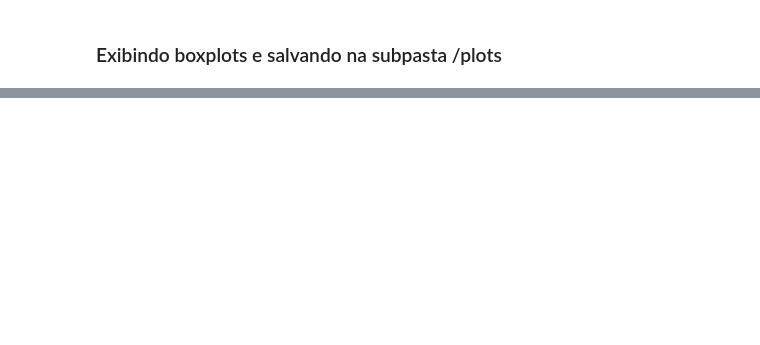
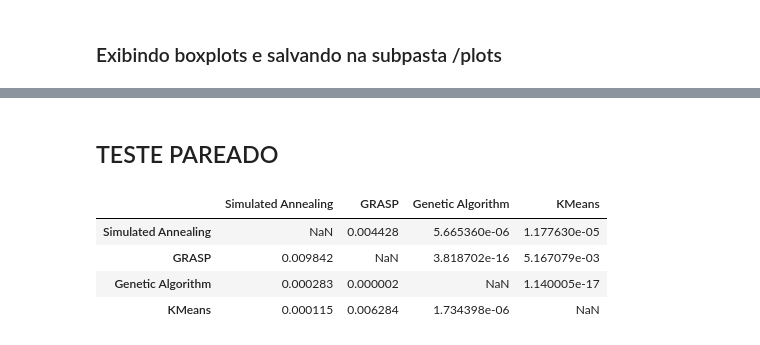
Before and after one commit to gabrielcipriano/trabalho-IA-2020-2, a Jupyter notebook: main.ipynb, the cells around one changed output, grey strips where cells are left out. Drawn from its saved outputs; the diff is of its cells as text; code cells hidden in the pictures; blank space fills up the shorter version.

```diff
--- a/main.ipynb
+++ b/main.ipynb
@@ -521,0 +550,34 @@ display(" time table:", times_df.head())
+# %% [markdown]
+## TESTE PAREADO
+# %%
+from scipy.stats import ttest_rel, wilcoxon
+
+# Gerando tabela do teste t e wilcoxon de cada dataset
+score_values = zscores_df.T.values
+p_value_df = np.zeros((len(score_values),len(score_values)))
+
+# Rodando ttest e wilcoxon
+for i, r1 in enumerate(score_values):
+    for j, r2 in enumerate(score_values):
+        p_value_df[i,j] = ttest_rel(r1, r2)[1] if j >= i else wilcoxon(r1, r2)[1]
+
+teste_pareado_df = pd.DataFrame(p_value_df, columns=zscores_df.columns, index=zscores_df.columns)
+display(teste_pareado_df)
+
+# torna negrito resultados rejeitados (menores ou iguais que 0.05)
+def bold_formatter(x):
+    return "\\textbf{%.5f}" % x if x <= 0.05 else '%.5f' % x
+
+# Aplicar o formatador para todas as colunas
+formatters = [bold_formatter]*len(teste_pareado_df.columns)
+
+# Salva tabela latex no subdiretorio /tables
+Path(tables_path).mkdir(parents=True, exist_ok=True)
+with open(tables_path + 'teste_pareado.tex', 'w') as file:
+    file.write(teste_pareado_df.to_latex(formatters=formatters, escape=False, index=False, label="tab:teste_pareado"))
+# %% [output]
+|  | Simulated Annealing | GRASP | Genetic Algorithm | KMeans |
+| Simulated Annealing | NaN | 0.004428 | 5.665360e-06 | 1.177630e-05 |
+| GRASP | 0.009842 | NaN | 3.818702e-16 | 5.167079e-03 |
+| Genetic Algorithm | 0.000283 | 0.000002 | NaN | 1.140005e-17 |
+| KMeans | 0.000115 | 0.006284 | 1.734398e-06 | NaN |
```
Also changed, not shown: parts of 14 cells of this notebook, 3 other files.
